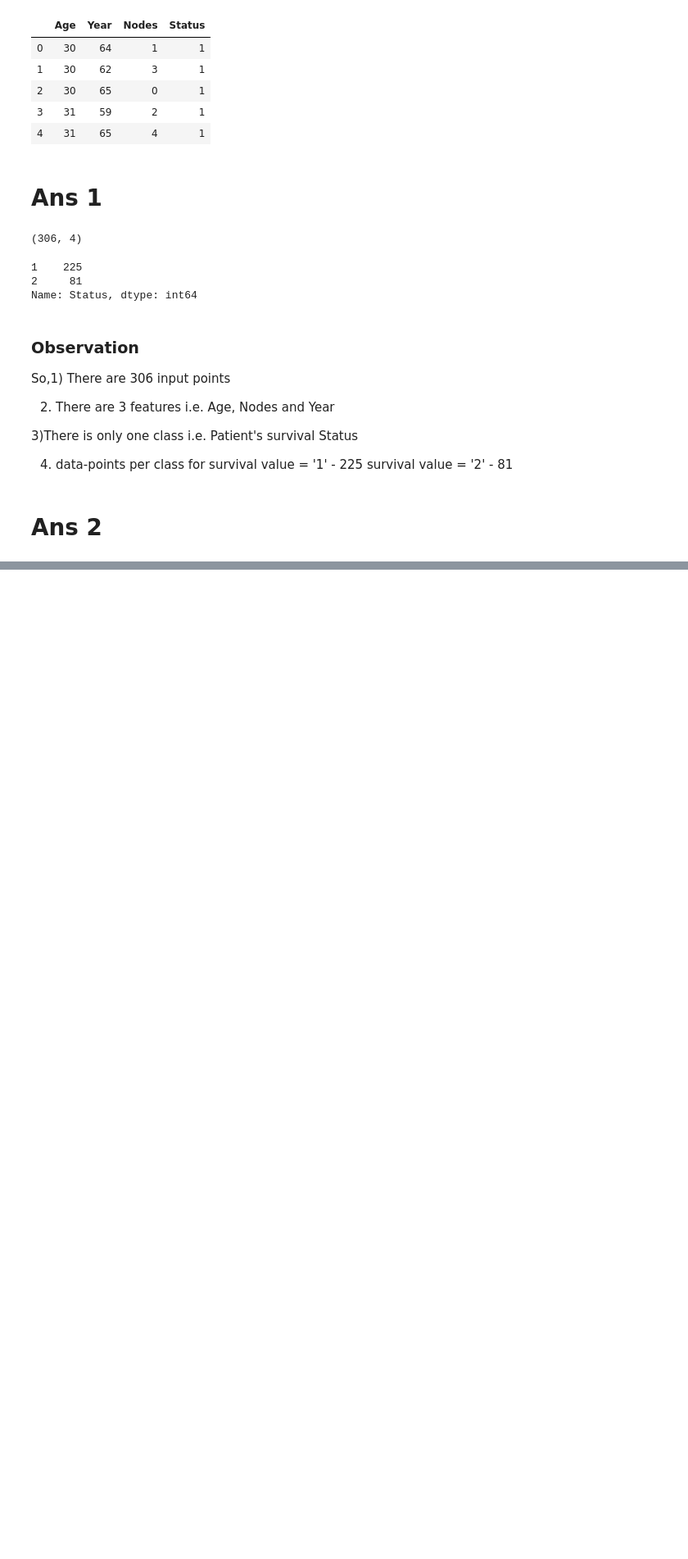
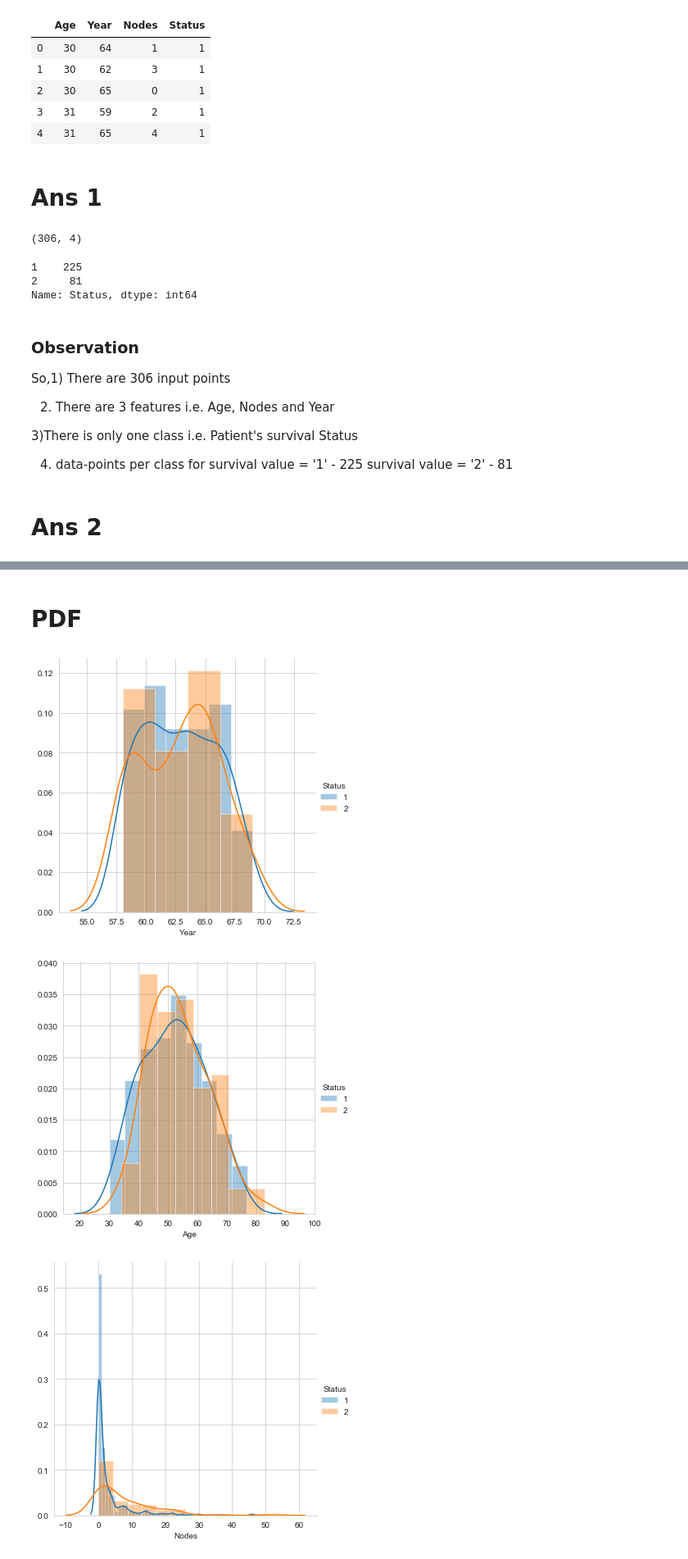
Before and after one commit to kevalpipalia/Applied-AI-Course, a Jupyter notebook: Assignment 1/haberman.ipynb, the cells around one changed output, grey strips where cells are left out. Shown: that part at 82% size. Saved outputs shown, nothing was run; the diff lists cells and outputs as text; code cells hidden in the pictures; blank space fills up the shorter version.

```diff
--- a/Assignment 1/haberman.ipynb
+++ b/Assignment 1/haberman.ipynb
@@ -41,0 +47,21 @@ So,1) There are 306 input points
+# %% [markdown]
+# PDF
+# %%
+sns.FacetGrid(haber, hue = "Status", height = 5)\
+   .map(sns.distplot, 'Year')\
+   .add_legend()
+plt.show()
+
+sns.FacetGrid(haber, hue = "Status", height = 5)\
+   .map(sns.distplot, "Age")\
+   .add_legend()
+plt.show()
+
+sns.FacetGrid(haber, hue = 'Status', height = 5)\
+   .map(sns.distplot, "Nodes")\
+   .add_legend()
+plt.show()
+# %% [output]
+[figure, added]
+[figure, added]
+[figure, added]
```
Also changed, not shown: parts of 17 cells of this notebook.
